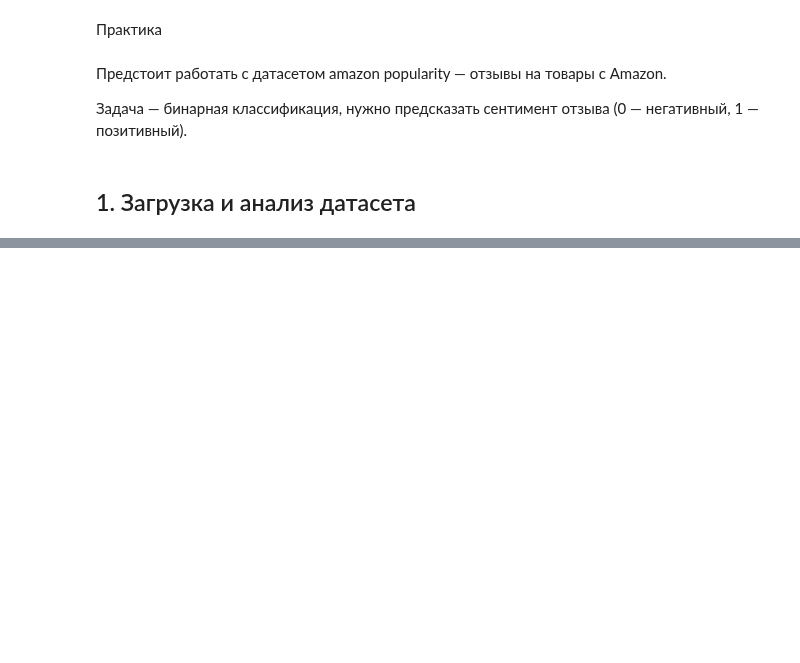
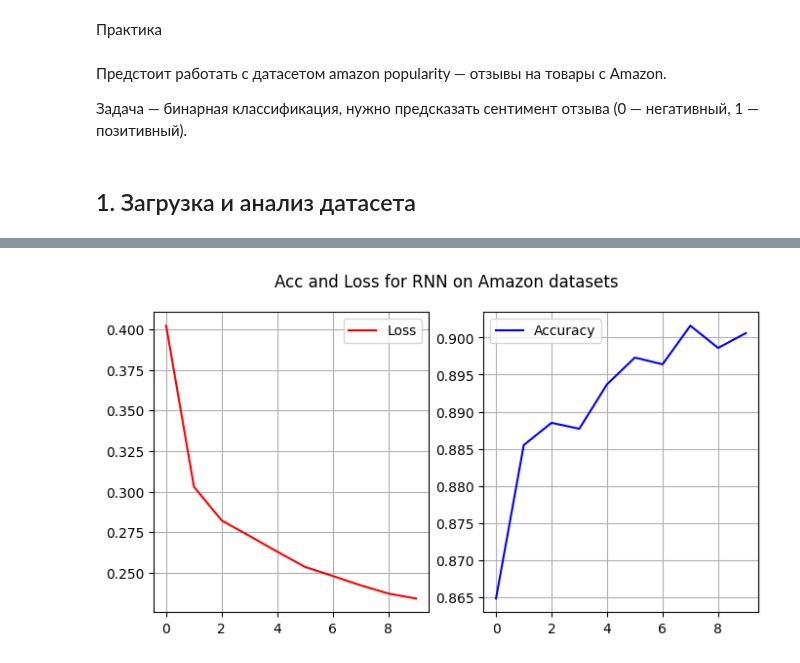
Before and after one commit to Ollldman/ml_dl_experiments, a Jupyter notebook: ml_dl_experiments/dl/dl_modules/RNN_transformers/2.intro_to_RNN.ipynb, the cells around one changed output, grey strips where cells are left out. Saved outputs shown, nothing was run; the diff lists cells and outputs as text; code cells hidden in the pictures; blank space fills up the shorter version.

```diff
--- a/ml_dl_experiments/dl/dl_modules/RNN_transformers/2.intro_to_RNN.ipynb
+++ b/ml_dl_experiments/dl/dl_modules/RNN_transformers/2.intro_to_RNN.ipynb
@@ -1516,0 +1733,6 @@ plt.show()
+# %%
+print(str(datetime.now())[:19])
+# создание оптимизатора и функции потерь
+optimizer = torch.optim.Adam(model.parameters(), lr=0.001, weight_decay=1e-4)
+criterion = nn.CrossEntropyLoss()
+print(str(datetime.now())[:19])
@@ -1516,0 +1742,23 @@ plt.show()
+# %%
+# from sklearn.metrics import accuracy_score
+from ml_dl_experiments.\
+    dl.dl_modules.\
+    RNN_transformers.train_epoch import train_epoch
+
+from ml_dl_experiments.\
+    dl.dl_modules.\
+    RNN_transformers.evaluate import evaluate
+
+print(str(datetime.now())[:19])
+print("Start learning")
+# обучение
+loss_list, acc_list = [], []
+for epoch in range(10):
+    loss = train_epoch(model, train_loader, optimizer, criterion, device)
+    acc = evaluate(model, val_loader, device)
+    print(str(datetime.now())[:19])
+    print(f"Epoch {epoch+1}: Loss = {loss:.4f}, Accuracy = {acc:.4f}")
+    loss_list.append(round(loss, 4))
+    acc_list.append(round(acc, 4))
+print("Learned!")
+print(str(datetime.now())[:19])
@@ -1516,0 +1792,16 @@ plt.show()
+# %%
+import matplotlib.pyplot as plt
+
+plt.subplots(nrows=1, ncols=2, figsize=(8,4))
+plt.suptitle("Acc and Loss for RNN on Amazon datasets")
+plt.subplot(1,2, 1)
+plt.plot(range(10), loss_list, label="Loss", c='r')
+plt.grid()
+plt.legend()
+plt.subplot(1, 2, 2)
+plt.plot(range(10), acc_list, label="Accuracy", c='b')
+plt.grid()
+plt.legend()
+plt.show()
+# %% [output]
+[figure, added]
```
Also changed, not shown: parts of 20 cells of this notebook, 7 other files.
